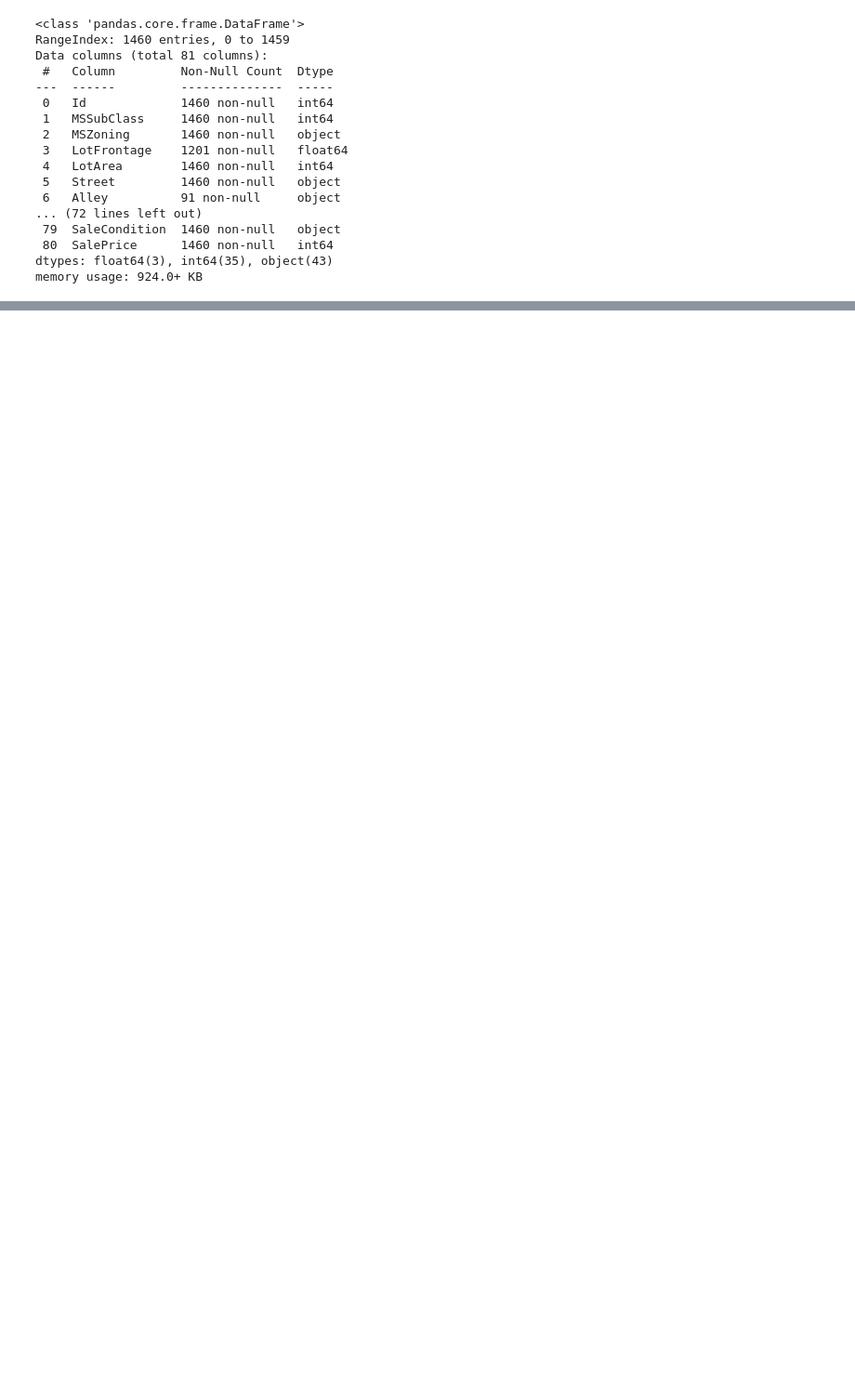
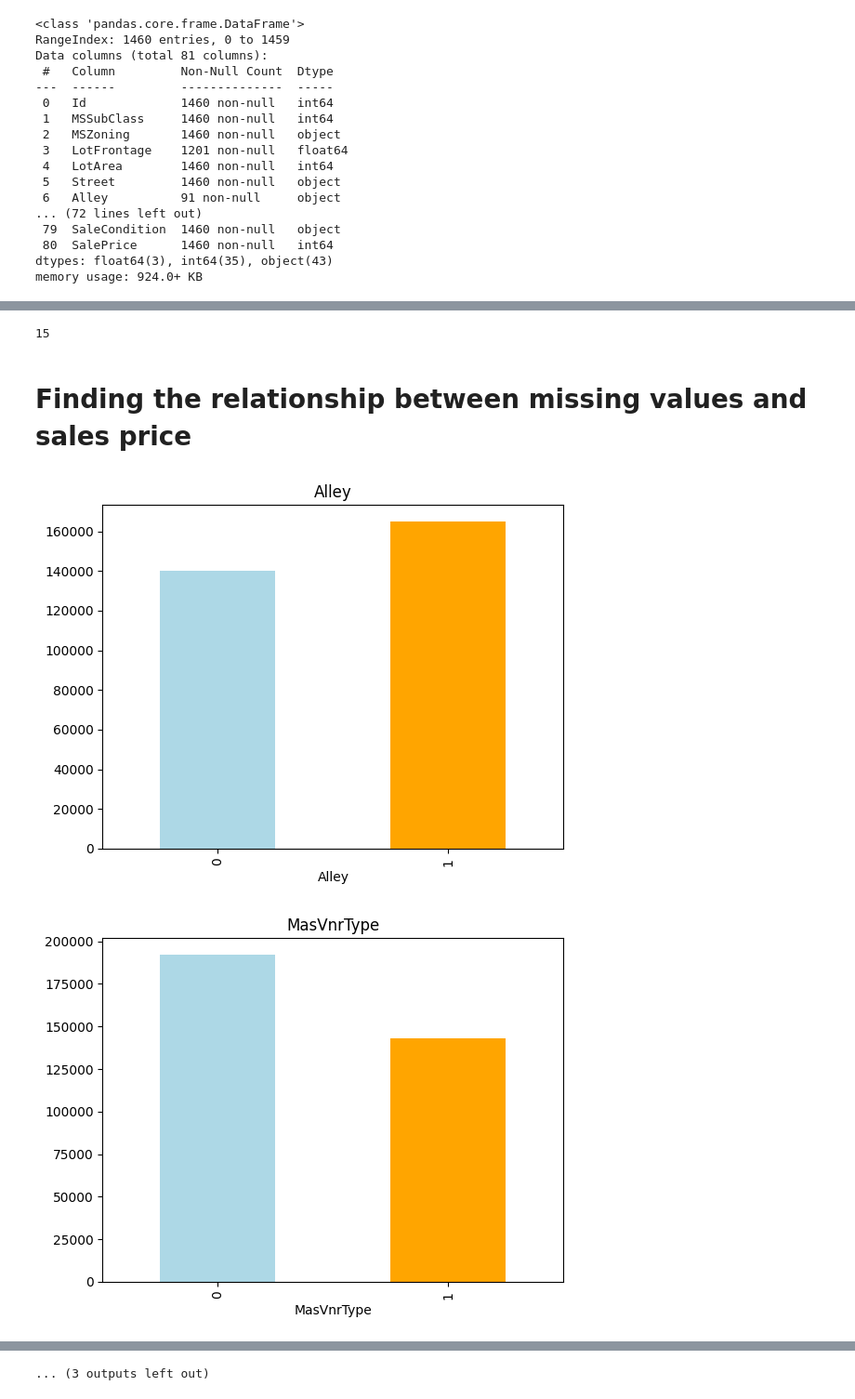
Before and after one commit to Jayasuryan0821/House-Price-Prediction, a Jupyter notebook: Final/eda.ipynb, the cells around one changed output, grey strips where cells are left out. Shown at 93% size. Cells and saved outputs as stored; diff of their text form; code cells hidden in the pictures; blank space fills up the shorter version.

```diff
--- a/Final/eda.ipynb
+++ b/Final/eda.ipynb
@@ -634,6 +67,0 @@ Text(0.5, 1.0, 'Total Missing Values')
-# %%
-# Deleting columns
-
-# df.dropna(subset=['LotFrontage', 'PoolQC', 'MiscFeature'], axis=1, inplace=True)
-
-df.drop(['PoolQC','MiscFeature','Alley'],axis=1,inplace=True)
@@ -646,3 +67,0 @@ median
-# %%
-df['LotFrontage'] = df['LotFrontage'].fillna(median)
-df.tail()
@@ -690,0 +95,9 @@ for i in range(0,len(hous_num.columns),5):
+# %%
+cat_features_nan = []
+for feature in df.columns:
+    if df[feature].isnull().sum() > 1 and df[feature].dtypes == 'object':
+        cat_features_nan.append(feature)
+print(cat_features_nan)
+
+for feature in cat_features_nan:
+    print("{}: {}% missing values".format(feature,np.round(df[feature].isnull().mean(),4)))
@@ -690,0 +121,27 @@ for i in range(0,len(hous_num.columns),5):
+# %%
+len(cat_features_nan)
+# %% [output]
+15
+# %% [markdown]
+# Finding the relationship between missing values and sales price
+# %%
+for feature in cat_features_nan:
+    df = df.copy()
+    df[feature] = np.where(df[feature].isnull(),1,0)
+    grouped_data = df.groupby(feature)['SalePrice'].median()
+
+    colors = ['lightblue' if val == 0 else 'orange' for val in grouped_data.index]
+
+    grouped_data.plot(kind='bar', color=colors)
+
+    plt.title(feature)
+    plt.show()
+
+
+#  Things to pay attention to
+#  -> Will sales price increase with the missing values ?
+# -> Inversly proportional ?
+# -> If there is a lot of missing values the price can be very low
+# %% [output]
+[figure, added]
+[figure, added]
@@ -690,0 +158 @@ for i in range(0,len(hous_num.columns),5):
+... (3 outputs left out)
```
Also changed, not shown: parts of 48 cells of this notebook.
